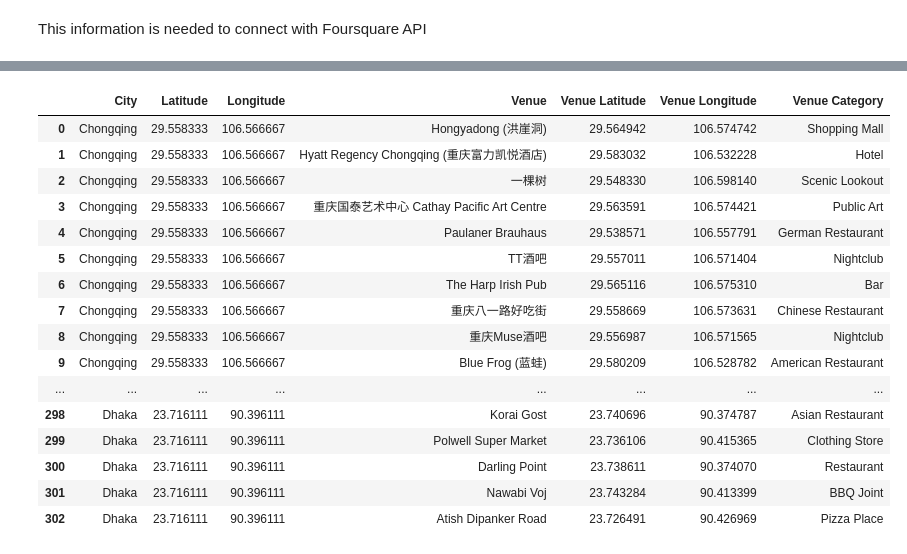
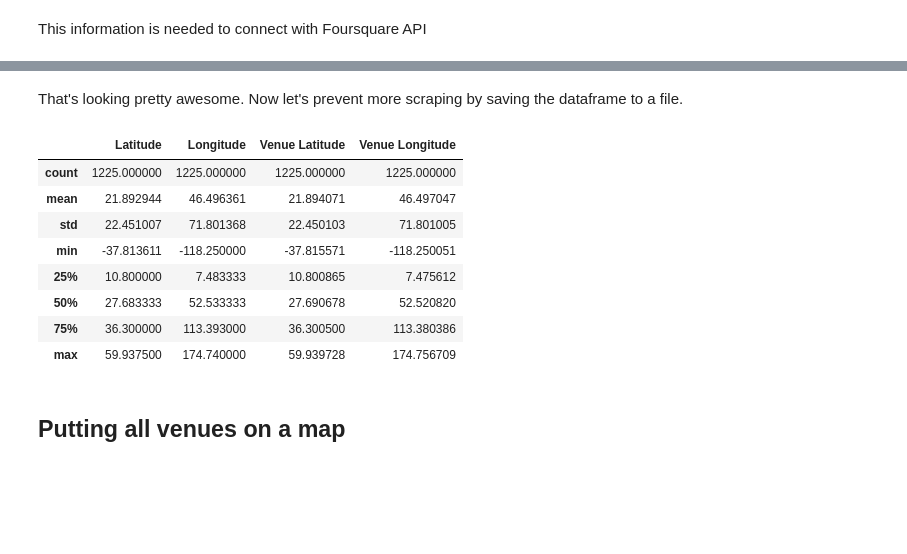
Before and after one commit to rezaabdullah/Coursera_Capstone, a Jupyter notebook: WorldCities.ipynb, the cells around one changed output, grey strips where cells are left out. Cells and saved outputs as stored; diff of their text form; code cells hidden in the pictures; blank space fills up the shorter version.

```diff
--- a/WorldCities.ipynb
+++ b/WorldCities.ipynb
@@ -44,31 +83,3 @@ def scrape_wiki_city(url):
     lat = float(reg.group(1))
     lon = float(reg.group(2))
     return lat,lon
-# %%
-# create an empty DataFrame
-cols=["City", "Nation", "Population", "Latitude", "Longitude", "URL"]
-df_cities = pd.DataFrame(columns=cols)
-df_cities['Population'].astype(int)
-
-# iterate trough all the rows in the table:
-for tr in table.find_all('tr', limit=7):
-    tds = tr.find_all('td')
-    if not tds:
-        continue                            # skips first row with headings
-    nation = tds[0].find('a').string        # first td column contains nation
-    try:
-        pop = int(re.compile(r'\[.*\]').sub("",tds[2].text).replace(',',''))  # rough but working way to parse the population count
-    except ValueError:
-        pop = 0
-    city_a = tr.find('th').find('a')        # the first column contains th tag and contains the <a> link to the city
-    city = city_a.string
-    url = "https://en.wikipedia.org" + city_a['href']
-    lat, lon = scrape_wiki_city(url)
-    df_cities = df_cities.append({
-        'City': city,
-        'Nation': nation,
-        'Population': pop,
-        'Latitude': lat,
-        'Longitude': lon,
-        'URL': url
-    }, ignore_index=True)
@@ -127,10 +140,16 @@ def getRecommendedVenues(cities, latitudes, longitudes):
             VERSION,
             lat,
             lon,
-            LIMIT)
+            5)
 
         # make the GET request
-        results = requests.get(url).json()["response"]['groups'][0]['items']
+        response = requests.get(url)
+        if response.status_code == requests.codes.ok:
+            results = response.json()["response"]['groups'][0]['items']
+        else:
+            print ("status was:" + str(response.status_code))
+            print (response)
+            continue
 
         # return only relevant information for each nearby venue
         venues_list.append([(
@@ -170,0 +202,2 @@ city:Dhaka
+# %% [markdown]
+That's looking pretty awesome. Now let's prevent more scraping by saving the dataframe to a file.
@@ -171,20 +207,14 @@ city:Dhaka
 # %%
-world_venues
+world_venues.describe()
 # %% [output]
-|  | City | Latitude | Longitude | Venue | Venue Latitude | Venue Longitude | Venue Category |
-| 0 | Chongqing | 29.558333 | 106.566667 | Hongyadong (洪崖洞) | 29.564942 | 106.574742 | Shopping Mall |
-| 1 | Chongqing | 29.558333 | 106.566667 | Hyatt Regency Chongqing (重庆富力凯悦酒店) | 29.583032 | 106.532228 | Hotel |
-| 2 | Chongqing | 29.558333 | 106.566667 | 一棵树 | 29.548330 | 106.598140 | Scenic Lookout |
-| 3 | Chongqing | 29.558333 | 106.566667 | 重庆国泰艺术中心 Cathay Pacific Art Centre | 29.563591 | 106.574421 | Public Art |
-| 4 | Chongqing | 29.558333 | 106.566667 | Paulaner Brauhaus | 29.538571 | 106.557791 | German Restaurant |
-| 5 | Chongqing | 29.558333 | 106.566667 | TT酒吧 | 29.557011 | 106.571404 | Nightclub |
-| 6 | Chongqing | 29.558333 | 106.566667 | The Harp Irish Pub | 29.565116 | 106.575310 | Bar |
-| 7 | Chongqing | 29.558333 | 106.566667 | 重庆八一路好吃街 | 29.558669 | 106.573631 | Chinese Restaurant |
-| 8 | Chongqing | 29.558333 | 106.566667 | 重庆Muse酒吧 | 29.556987 | 106.571565 | Nightclub |
-| 9 | Chongqing | 29.558333 | 106.566667 | Blue Frog (蓝蛙) | 29.580209 | 106.528782 | American Restaurant |
-| ... | ... | ... | ... | ... | ... | ... | ... |
-| 298 | Dhaka | 23.716111 | 90.396111 | Korai Gost | 23.740696 | 90.374787 | Asian Restaurant |
-| 299 | Dhaka | 23.716111 | 90.396111 | Polwell Super Market | 23.736106 | 90.415365 | Clothing Store |
-| 300 | Dhaka | 23.716111 | 90.396111 | Darling Point | 23.738611 | 90.374070 | Restaurant |
-| 301 | Dhaka | 23.716111 | 90.396111 | Nawabi Voj | 23.743284 | 90.413399 | BBQ Joint |
-| 302 | Dhaka | 23.716111 | 90.396111 | Atish Dipanker Road | 23.726491 | 90.426969 | Pizza Place |
+|  | Latitude | Longitude | Venue Latitude | Venue Longitude |
+| count | 1225.000000 | 1225.000000 | 1225.000000 | 1225.000000 |
+| mean | 21.892944 | 46.496361 | 21.894071 | 46.497047 |
+| std | 22.451007 | 71.801368 | 22.450103 | 71.801005 |
+| min | -37.813611 | -118.250000 | -37.815571 | -118.250051 |
+| 25% | 10.800000 | 7.483333 | 10.800865 | 7.475612 |
+| 50% | 27.683333 | 52.533333 | 27.690678 | 52.520820 |
+| 75% | 36.300000 | 113.393000 | 36.300500 | 113.380386 |
+| max | 59.937500 | 174.740000 | 59.939728 | 174.756709 |
+# %% [markdown]
+## Putting all venues on a map
```
Also changed, not shown: parts of 9 cells of this notebook, 2 other files.
